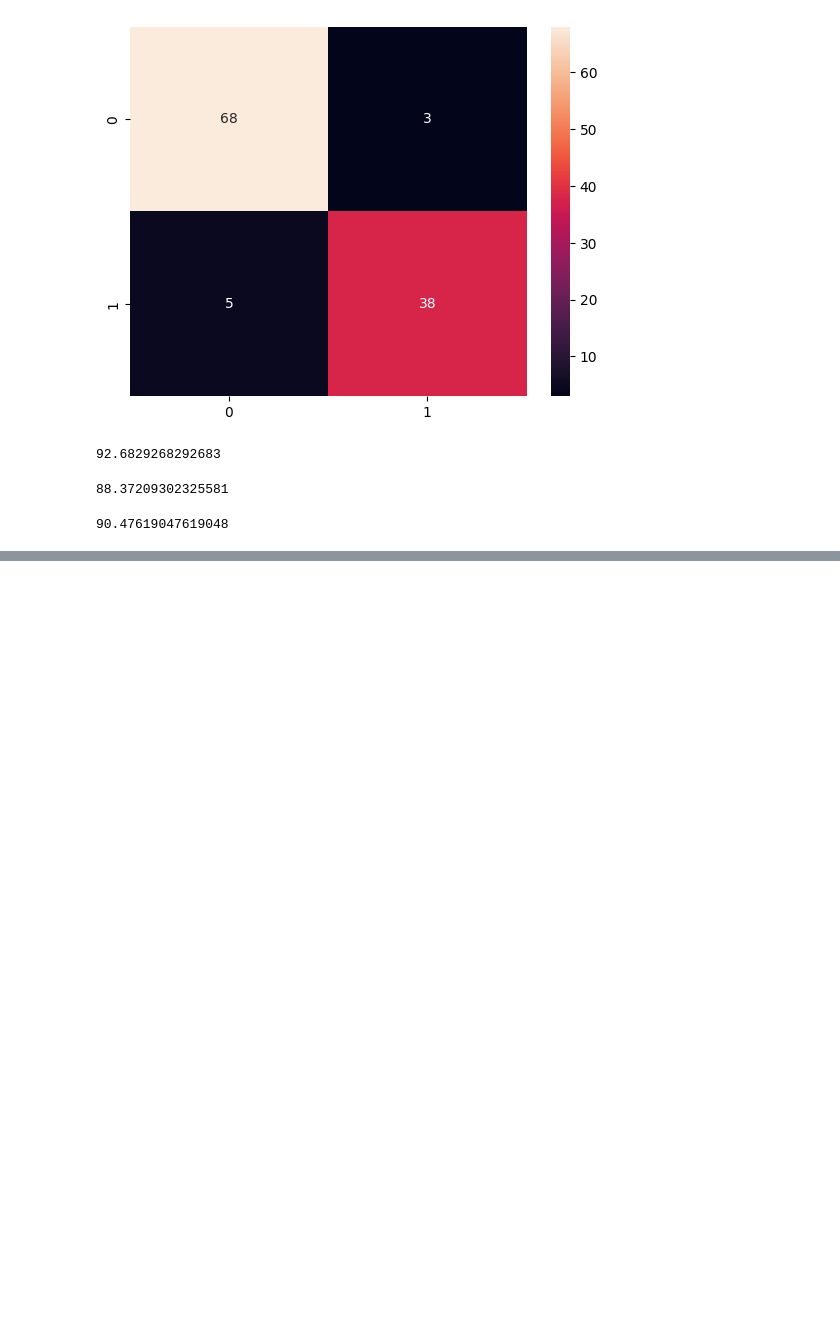
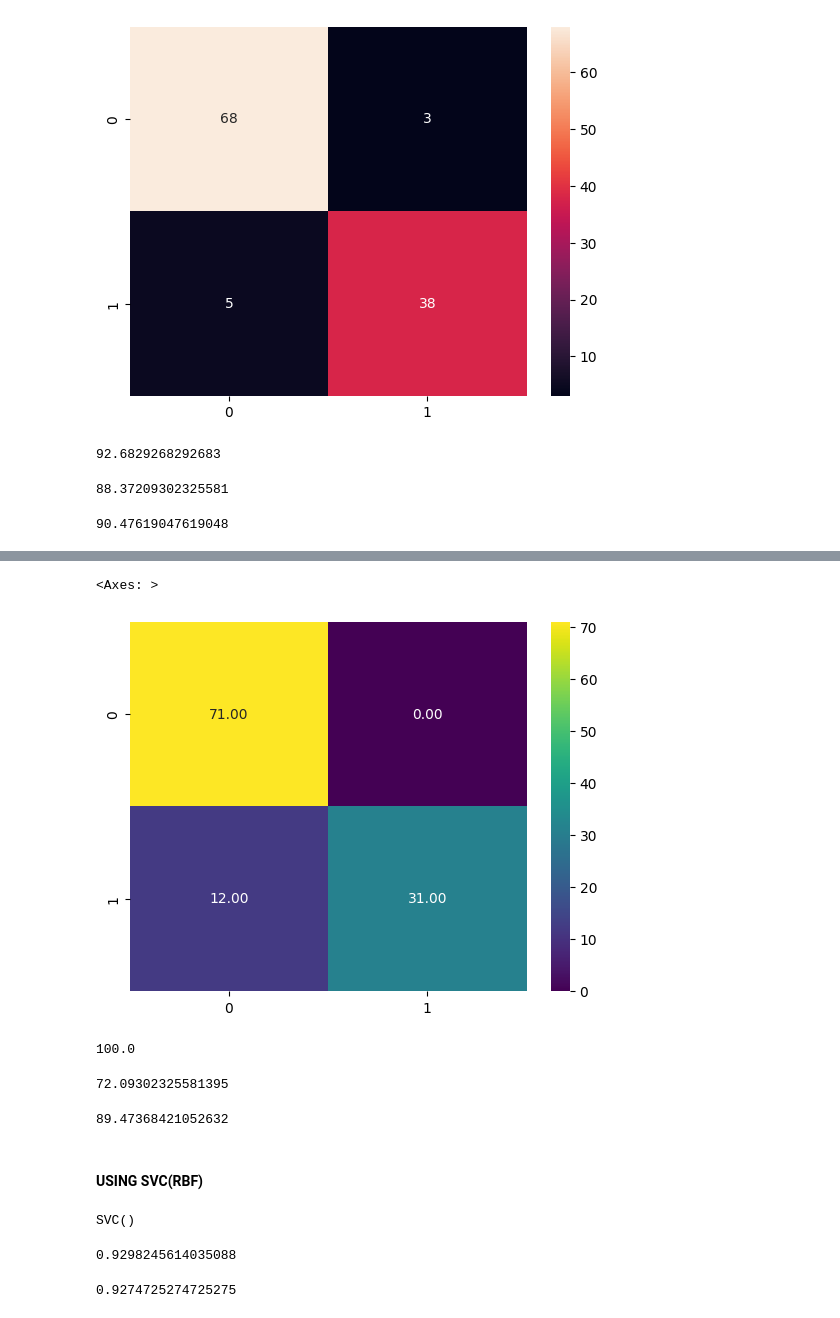
Before and after one commit to hahahang0/MLPracFromKaggle, a Jupyter notebook: BreastCancer/solutions/practical.ipynb, the cells around one changed output, grey strips where cells are left out. Drawn from its saved outputs; the diff is of its cells as text; code cells hidden in the pictures; blank space fills up the shorter version.

```diff
--- a/BreastCancer/solutions/practical.ipynb
+++ b/BreastCancer/solutions/practical.ipynb
@@ -510,0 +570,2 @@ fs
+# %%
+svc_poly = SVC(kernel="poly")
@@ -510,0 +584,22 @@ fs
+# %%
+### plotting the confusion metrics
+cm_svc_poly = confusion_matrix(y_test,svc_poly.predict(x_test))
+# %%
+sns.heatmap(cm_svc_poly,annot=True,cmap='viridis',fmt=".2f")
+# %% [output]
+<Axes: >
+[figure, added]
+# %%
+precision_score(y_test,svc_poly.predict(x_test),pos_label="M")*100
+# %% [output]
+100.0
+# %%
+recall_score(y_test,svc_poly.predict(x_test),pos_label="M")*100
+# %% [output]
+72.09302325581395
+# %%
+accuracy_score(y_test,svc_poly.predict(x_test))*100
+# %% [output]
+89.47368421052632
+# %% [markdown]
+#### USING SVC(RBF)
@@ -510,0 +608,12 @@ fs
+# %%
+svc_rbf.fit(x_train,y_train)
+# %% [output]
+SVC()
+# %%
+svc_rbf.score(x_test,y_test)
+# %% [output]
+0.9298245614035088
+# %%
+svc_rbf.score(x_train,y_train)
+# %% [output]
+0.9274725274725275
```
Also changed, not shown: parts of 25 cells of this notebook.
